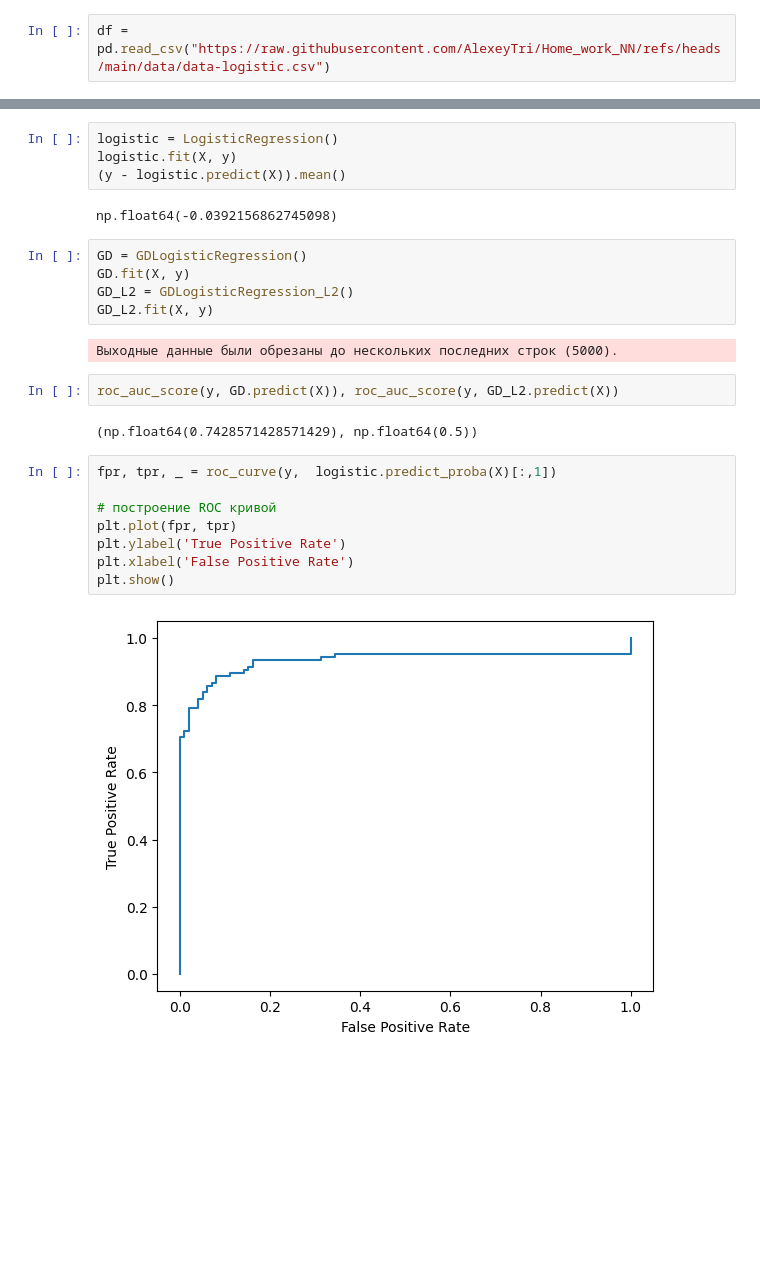
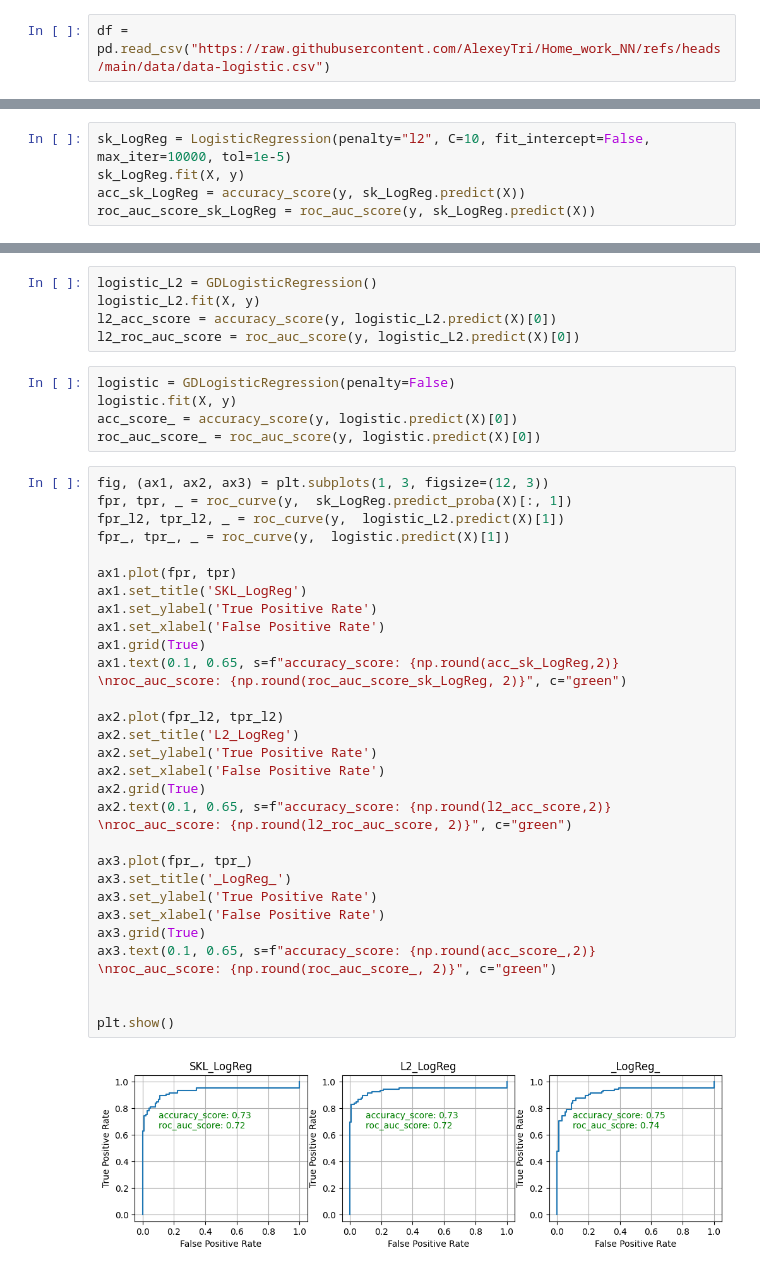
Before and after one commit to AlexeyTri/Home_work_NN, a Jupyter notebook: HomeWork_8.ipynb, the cells around one changed output, grey strips where cells are left out. Drawn from its saved outputs; the diff is of its cells as text; blank space fills up the shorter version.

```diff
--- a/HomeWork_8.ipynb
+++ b/HomeWork_8.ipynb
@@ -15 +15,6 @@ y = df.iloc[:, 0]
+# %%
+sk_LogReg = LogisticRegression(penalty="l2", C=10, fit_intercept=False, max_iter=10000, tol=1e-5)
+sk_LogReg.fit(X, y)
+acc_sk_LogReg = accuracy_score(y, sk_LogReg.predict(X))
+roc_auc_score_sk_LogReg = roc_auc_score(y, sk_LogReg.predict(X))
 # %%
@@ -91,27 +56,41 @@ class GDLogisticRegression:
+# %%
+logistic_L2 = GDLogisticRegression()
+logistic_L2.fit(X, y)
+l2_acc_score = accuracy_score(y, logistic_L2.predict(X)[0])
+l2_roc_auc_score = roc_auc_score(y, logistic_L2.predict(X)[0])
 # %%
-logistic = LogisticRegression()
+logistic = GDLogisticRegression(penalty=False)
 logistic.fit(X, y)
-(y - logistic.predict(X)).mean()
+acc_score_ = accuracy_score(y, logistic.predict(X)[0])
+roc_auc_score_ = roc_auc_score(y, logistic.predict(X)[0])
-# %% [output]
-np.float64(-0.0392156862745098)
-# %%
-GD = GDLogisticRegression()
-GD.fit(X, y)
-GD_L2 = GDLogisticRegression_L2()
-GD_L2.fit(X, y)
-# %% [output]
-Выходные данные были обрезаны до нескольких последних строк (5000).
-# %%
-roc_auc_score(y, GD.predict(X)), roc_auc_score(y, GD_L2.predict(X))
-# %% [output]
-(np.float64(0.7428571428571429), np.float64(0.5))
-# %%
-fpr, tpr, _ = roc_curve(y,  logistic.predict_proba(X)[:,1])
-
-# построение ROC кривой
-plt.plot(fpr, tpr)
-plt.ylabel('True Positive Rate')
-plt.xlabel('False Positive Rate')
-plt.show()
-# %% [output]
-[figure, removed]
+# %%
+fig, (ax1, ax2, ax3) = plt.subplots(1, 3, figsize=(12, 3))
+fpr, tpr, _ = roc_curve(y,  sk_LogReg.predict_proba(X)[:, 1])
+fpr_l2, tpr_l2, _ = roc_curve(y,  logistic_L2.predict(X)[1])
+fpr_, tpr_, _ = roc_curve(y,  logistic.predict(X)[1])
+
+ax1.plot(fpr, tpr)
+ax1.set_title('SKL_LogReg')
+ax1.set_ylabel('True Positive Rate')
+ax1.set_xlabel('False Positive Rate')
+ax1.grid(True)
+ax1.text(0.1, 0.65, s=f"accuracy_score: {np.round(acc_sk_LogReg,2)} \nroc_auc_score: {np.round(roc_auc_score_sk_LogReg, 2)}", c="green")
+
+ax2.plot(fpr_l2, tpr_l2)
+ax2.set_title('L2_LogReg')
+ax2.set_ylabel('True Positive Rate')
+ax2.set_xlabel('False Positive Rate')
+ax2.grid(True)
+ax2.text(0.1, 0.65, s=f"accuracy_score: {np.round(l2_acc_score,2)} \nroc_auc_score: {np.round(l2_roc_auc_score, 2)}", c="green")
+
+ax3.plot(fpr_, tpr_)
+ax3.set_title('_LogReg_')
+ax3.set_ylabel('True Positive Rate')
+ax3.set_xlabel('False Positive Rate')
+ax3.grid(True)
+ax3.text(0.1, 0.65, s=f"accuracy_score: {np.round(acc_score_,2)} \nroc_auc_score: {np.round(roc_auc_score_, 2)}", c="green")
+
+
+plt.show()
+# %% [output]
+[figure, added]
```
Also changed, not shown: parts of 3 cells of this notebook.
